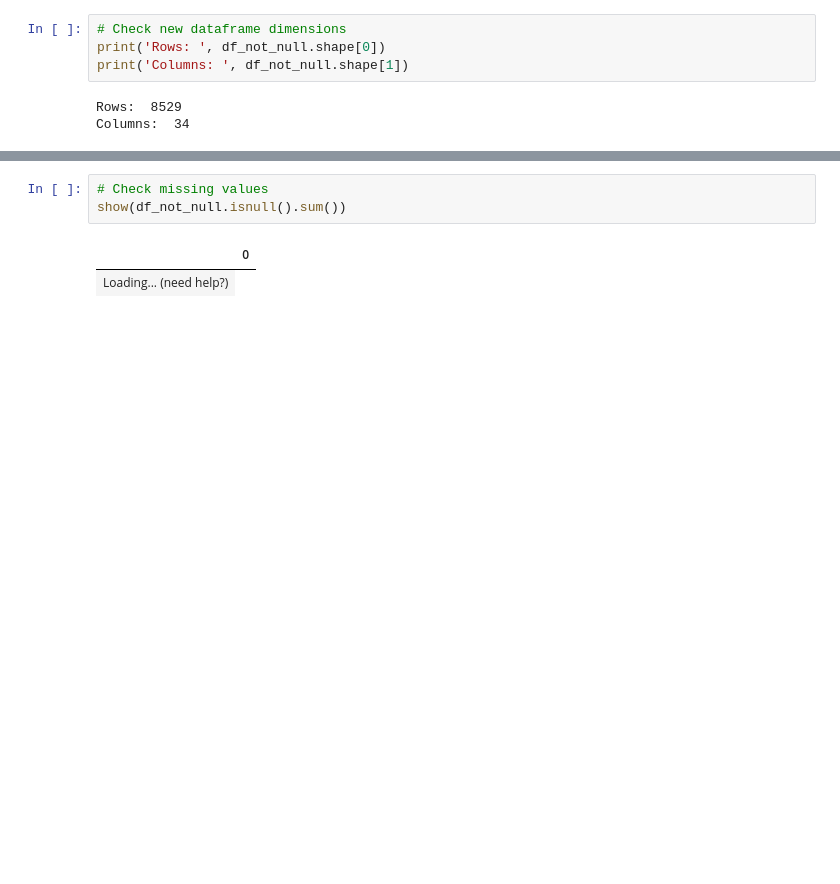
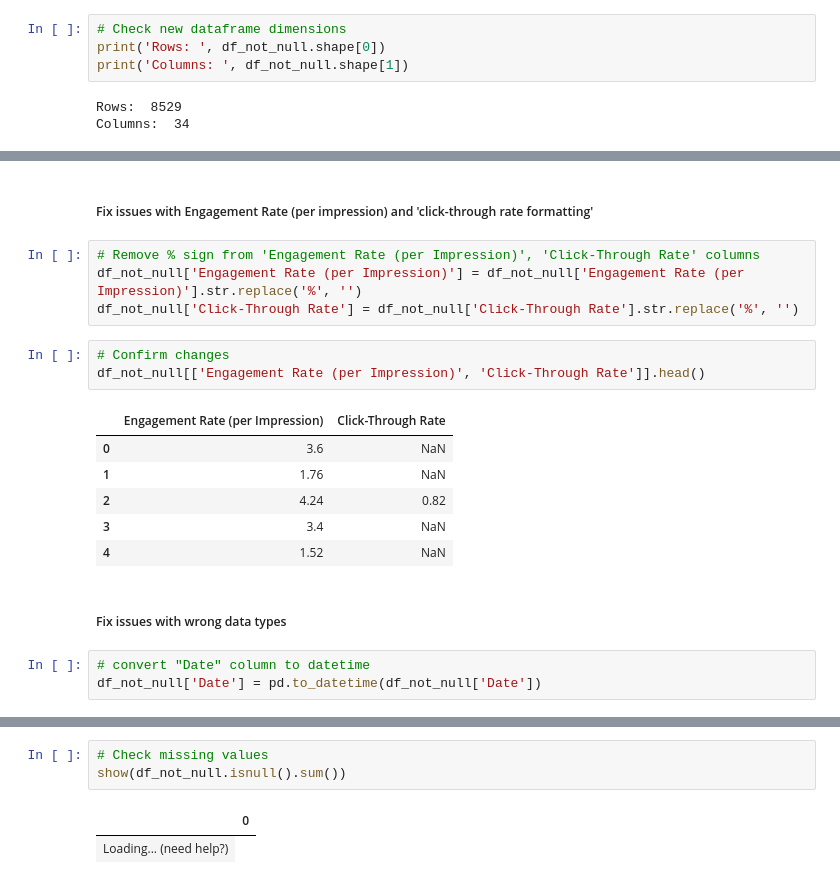
Before and after one commit to samaregbesola/Stanbic-IBTC, a Jupyter notebook: twitter_clean.ipynb, the cells around one changed output, grey strips where cells are left out. Drawn from its saved outputs; the diff is of its cells as text; blank space fills up the shorter version.

```diff
--- a/twitter_clean.ipynb
+++ b/twitter_clean.ipynb
@@ -54,0 +95,21 @@ show(df_not_null.head(2))
+# %% [markdown]
+##### Fix issues with Engagement Rate (per impression) and 'click-through rate formatting'
+# %%
+# Remove % sign from 'Engagement Rate (per Impression)', 'Click-Through Rate' columns
+df_not_null['Engagement Rate (per Impression)'] = df_not_null['Engagement Rate (per Impression)'].str.replace('%', '')
+df_not_null['Click-Through Rate'] = df_not_null['Click-Through Rate'].str.replace('%', '')
+# %%
+# Confirm changes
+df_not_null[['Engagement Rate (per Impression)', 'Click-Through Rate']].head()
+# %% [output]
+|  | Engagement Rate (per Impression) | Click-Through Rate |
+| 0 | 3.6 | NaN |
+| 1 | 1.76 | NaN |
+| 2 | 4.24 | 0.82 |
+| 3 | 3.4 | NaN |
+| 4 | 1.52 | NaN |
+# %% [markdown]
+##### Fix issues with wrong data types
+# %%
+# convert "Date" column to datetime
+df_not_null['Date'] = pd.to_datetime(df_not_null['Date'])
```
Also changed, not shown: parts of 24 cells of this notebook.
